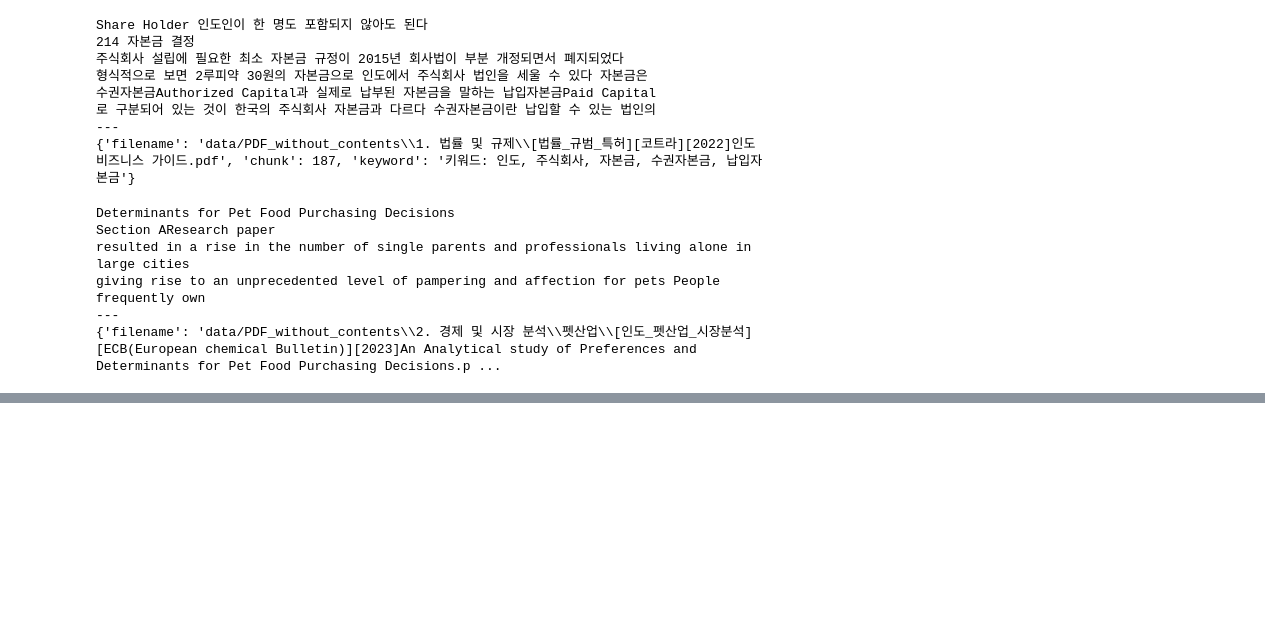
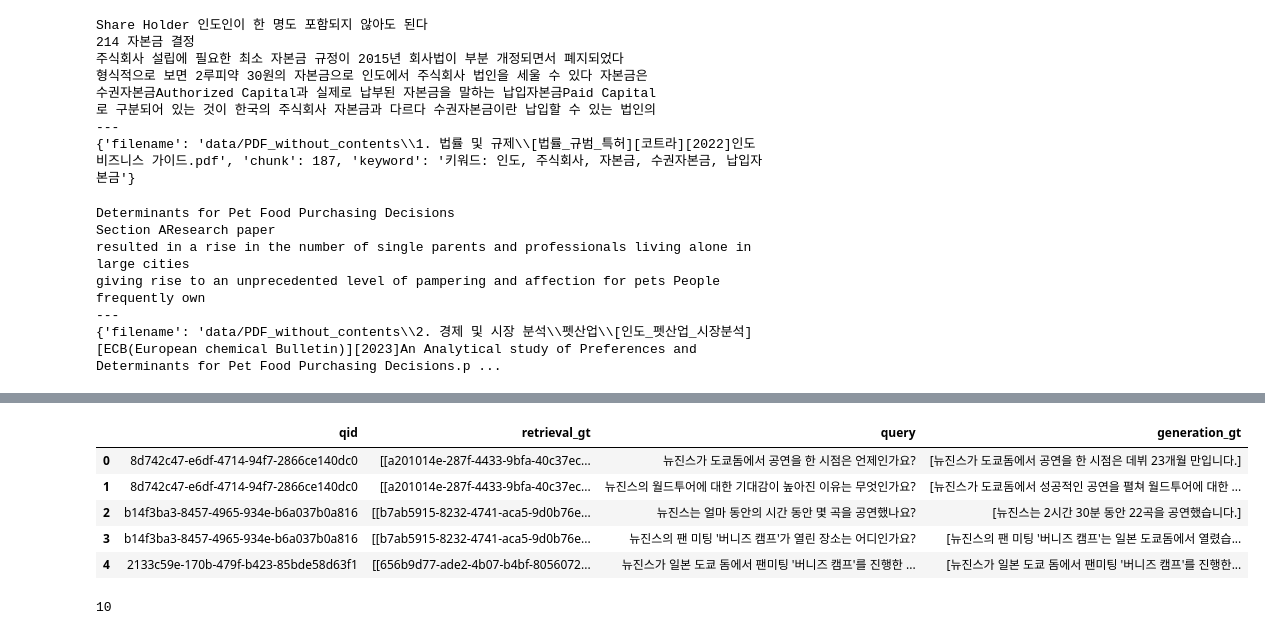
Before and after one commit to khw11044/AutoRAG_tutorial_mine, a Jupyter notebook: read_data.ipynb, the cells around one changed output, grey strips where cells are left out. Saved outputs shown, nothing was run; the diff lists cells and outputs as text; code cells hidden in the pictures; blank space fills up the shorter version.

```diff
--- a/read_data.ipynb
+++ b/read_data.ipynb
@@ -118,0 +235,18 @@ for i in range(len(data)):
+# %%
+path = './data/qa_new.parquet'
+
+# make_qa.py 파일로 만듬 : 질문과 응답 쌍을 만듬 , 어떤 문서가 관련이 있는지
+df = pd.read_parquet(path)
+
+df.head()
+# %% [output]
+|  | qid | retrieval_gt | query | generation_gt |
+| 0 | 8d742c47-e6df-4714-94f7-2866ce140dc0 | [[a201014e-287f-4433-9bfa-40c37ec... | 뉴진스가 도쿄돔에서 공연을 한 시점은 언제인가요? | [뉴진스가 도쿄돔에서 공연을 한 시점은 데뷔 23개월 만입니다.] |
+| 1 | 8d742c47-e6df-4714-94f7-2866ce140dc0 | [[a201014e-287f-4433-9bfa-40c37ec... | 뉴진스의 월드투어에 대한 기대감이 높아진 이유는 무엇인가요? | [뉴진스가 도쿄돔에서 성공적인 공연을 펼쳐 월드투어에 대한 ... |
+| 2 | b14f3ba3-8457-4965-934e-b6a037b0a816 | [[b7ab5915-8232-4741-aca5-9d0b76e... | 뉴진스는 얼마 동안의 시간 동안 몇 곡을 공연했나요? | [뉴진스는 2시간 30분 동안 22곡을 공연했습니다.] |
+| 3 | b14f3ba3-8457-4965-934e-b6a037b0a816 | [[b7ab5915-8232-4741-aca5-9d0b76e... | 뉴진스의 팬 미팅 '버니즈 캠프'가 열린 장소는 어디인가요? | [뉴진스의 팬 미팅 '버니즈 캠프'는 일본 도쿄돔에서 열렸습... |
+| 4 | 2133c59e-170b-479f-b423-85bde58d63f1 | [[656b9d77-ade2-4b07-b4bf-8056072... | 뉴진스가 일본 도쿄 돔에서 팬미팅 '버니즈 캠프'를 진행한 ... | [뉴진스가 일본 도쿄 돔에서 팬미팅 '버니즈 캠프'를 진행한... |
+# %%
+len(df)
+# %% [output]
+10
```
Also changed, not shown: parts of 13 cells of this notebook, 7 other files.
